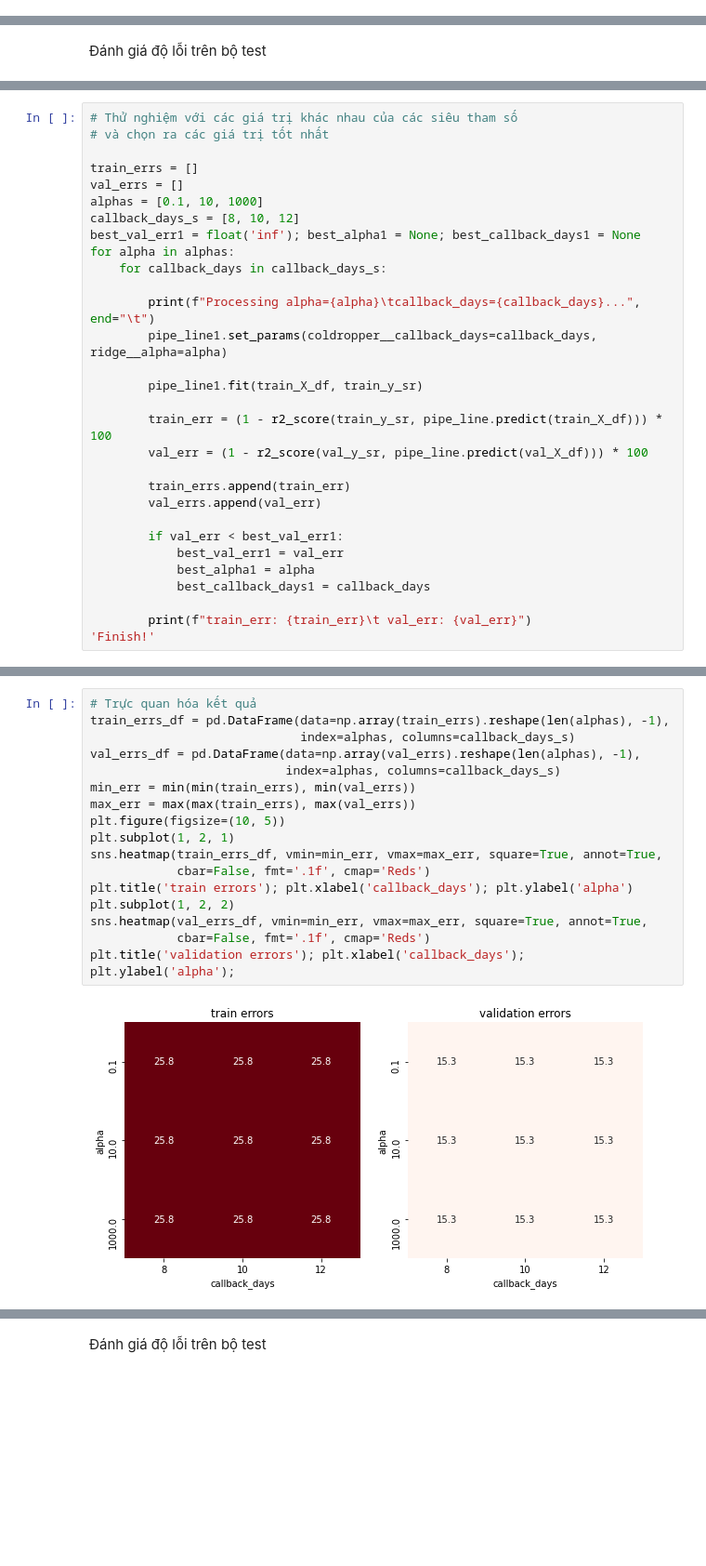
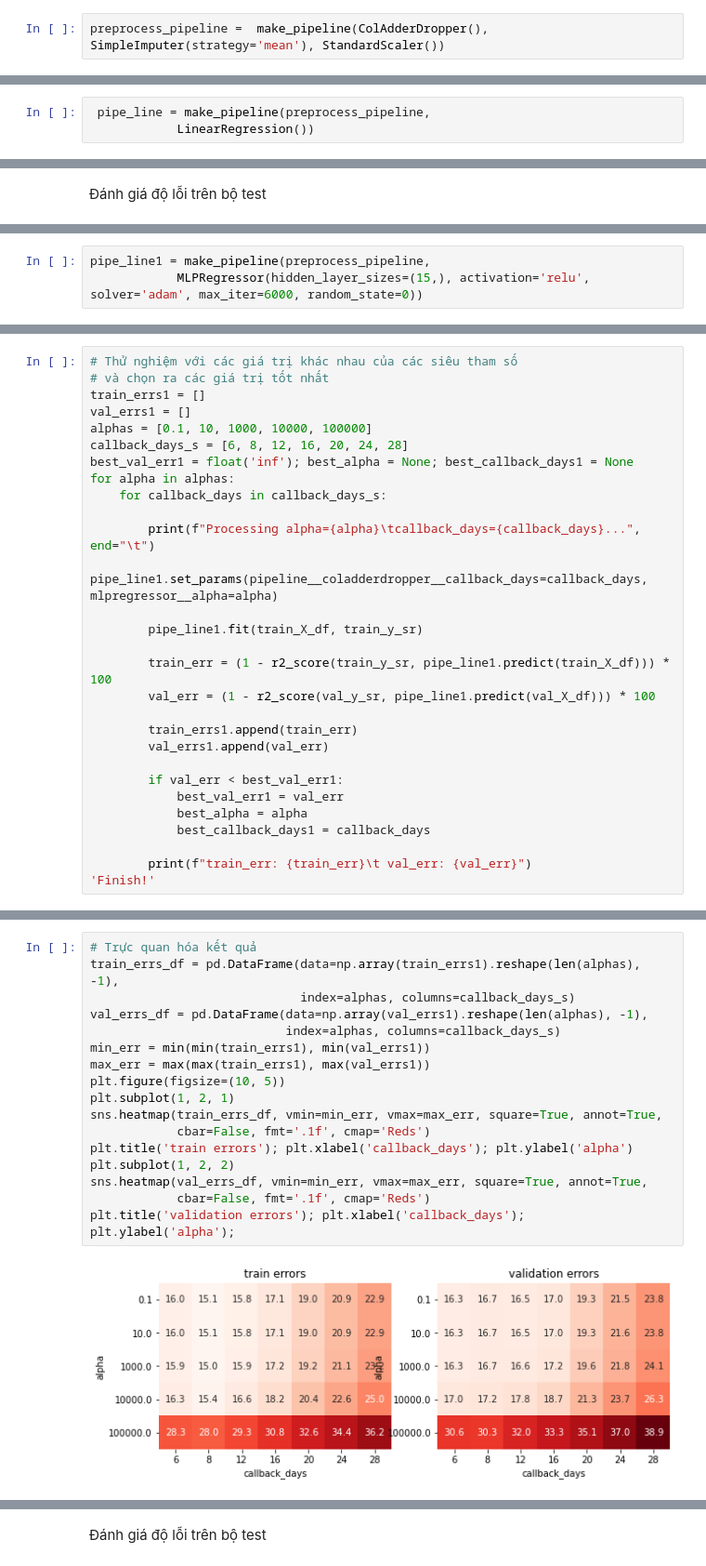
Before and after one commit to caotatcuong/Predict_Covid19, a Jupyter notebook: ProjectFinal.ipynb, the cells around one changed output, grey strips where cells are left out. Shown at 93% size. Cells and saved outputs as stored; diff of their text form; blank space fills up the shorter version.

Commit message:
Implement models and visualization data by models (#4)

```diff
--- a/ProjectFinal.ipynb
+++ b/ProjectFinal.ipynb
@@ -417 +489,3 @@ Các thuộc tính sẽ được fill bằng `mean` nhằm đảm bảo không c
+# %%
+preprocess_pipeline =  make_pipeline(ColAdderDropper(), SimpleImputer(strategy='mean'), StandardScaler())
 # %% [markdown]
@@ -427 +497,4 @@ pipe_line = make_pipeline(ColDropper(), SimpleImputer(strategy='mean'),
+# %%
+ pipe_line = make_pipeline(preprocess_pipeline,
+            LinearRegression())
 # %%
@@ -523,0 +577,3 @@ pipe_line1 = make_pipeline(ColDropper(), SimpleImputer(strategy='mean'),
+# %%
+pipe_line1 = make_pipeline(preprocess_pipeline,
+            MLPRegressor(hidden_layer_sizes=(15,), activation='relu', solver='adam', max_iter=6000, random_state=0))
@@ -524,29 +584,28 @@ pipe_line1 = make_pipeline(ColDropper(), SimpleImputer(strategy='mean'),
 # %%
 # Thử nghiệm với các giá trị khác nhau của các siêu tham số
 # và chọn ra các giá trị tốt nhất
-
-train_errs = []
-val_errs = []
-alphas = [0.1, 10, 1000]
-callback_days_s = [8, 10, 12]
-best_val_err1 = float('inf'); best_alpha1 = None; best_callback_days1 = None
+train_errs1 = []
+val_errs1 = []
+alphas = [0.1, 10, 1000, 10000, 100000]
+callback_days_s = [6, 8, 12, 16, 20, 24, 28]
+best_val_err1 = float('inf'); best_alpha = None; best_callback_days1 = None
 for alpha in alphas:
     for callback_days in callback_days_s:
 
         print(f"Processing alpha={alpha}\tcallback_days={callback_days}...", end="\t")
-        pipe_line1.set_params(coldropper__callback_days=callback_days, ridge__alpha=alpha)
+        pipe_line1.set_params(pipeline__coladderdropper__callback_days=callback_days, mlpregressor__alpha=alpha)
 
         pipe_line1.fit(train_X_df, train_y_sr)
 
-        train_err = (1 - r2_score(train_y_sr, pipe_line.predict(train_X_df))) * 100
-        val_err = (1 - r2_score(val_y_sr, pipe_line.predict(val_X_df))) * 100
+        train_err = (1 - r2_score(train_y_sr, pipe_line1.predict(train_X_df))) * 100
+        val_err = (1 - r2_score(val_y_sr, pipe_line1.predict(val_X_df))) * 100
 
-        train_errs.append(train_err)
-        val_errs.append(val_err)
+        train_errs1.append(train_err)
+        val_errs1.append(val_err)
 
         if val_err < best_val_err1:
             best_val_err1 = val_err
-            best_alpha1 = alpha
+            best_alpha = alpha
             best_callback_days1 = callback_days
 
         print(f"train_err: {train_err}\t val_err: {val_err}")
@@ -565,19 +638,19 @@ Processing alpha=1000   callback_days=12...     train_err: 25.78438684587887
 # %%
 # Trực quan hóa kết quả
-train_errs_df = pd.DataFrame(data=np.array(train_errs).reshape(len(alphas), -1),
+train_errs_df = pd.DataFrame(data=np.array(train_errs1).reshape(len(alphas), -1),
                              index=alphas, columns=callback_days_s)
-val_errs_df = pd.DataFrame(data=np.array(val_errs).reshape(len(alphas), -1),
+val_errs_df = pd.DataFrame(data=np.array(val_errs1).reshape(len(alphas), -1),
                            index=alphas, columns=callback_days_s)
-min_err = min(min(train_errs), min(val_errs))
-max_err = max(max(train_errs), max(val_errs))
+min_err = min(min(train_errs1), min(val_errs1))
+max_err = max(max(train_errs1), max(val_errs1))
 plt.figure(figsize=(10, 5))
 plt.subplot(1, 2, 1)
 sns.heatmap(train_errs_df, vmin=min_err, vmax=max_err, square=True, annot=True,
             cbar=False, fmt='.1f', cmap='Reds')
 plt.title('train errors'); plt.xlabel('callback_days'); plt.ylabel('alpha')
 plt.subplot(1, 2, 2)
 sns.heatmap(val_errs_df, vmin=min_err, vmax=max_err, square=True, annot=True,
             cbar=False, fmt='.1f', cmap='Reds')
 plt.title('validation errors'); plt.xlabel('callback_days'); plt.ylabel('alpha');
 # %% [output]
-[figure, old version]
+[figure, new version]
```
Also changed, not shown: parts of 109 cells of this notebook, 2 other files.
